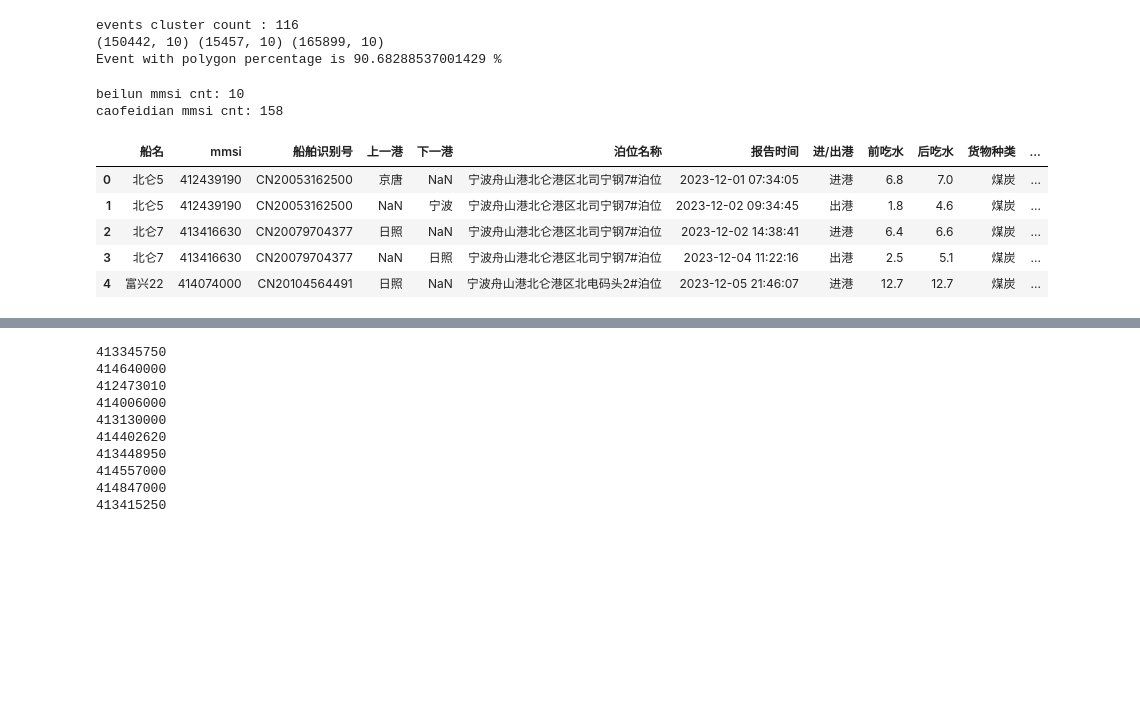
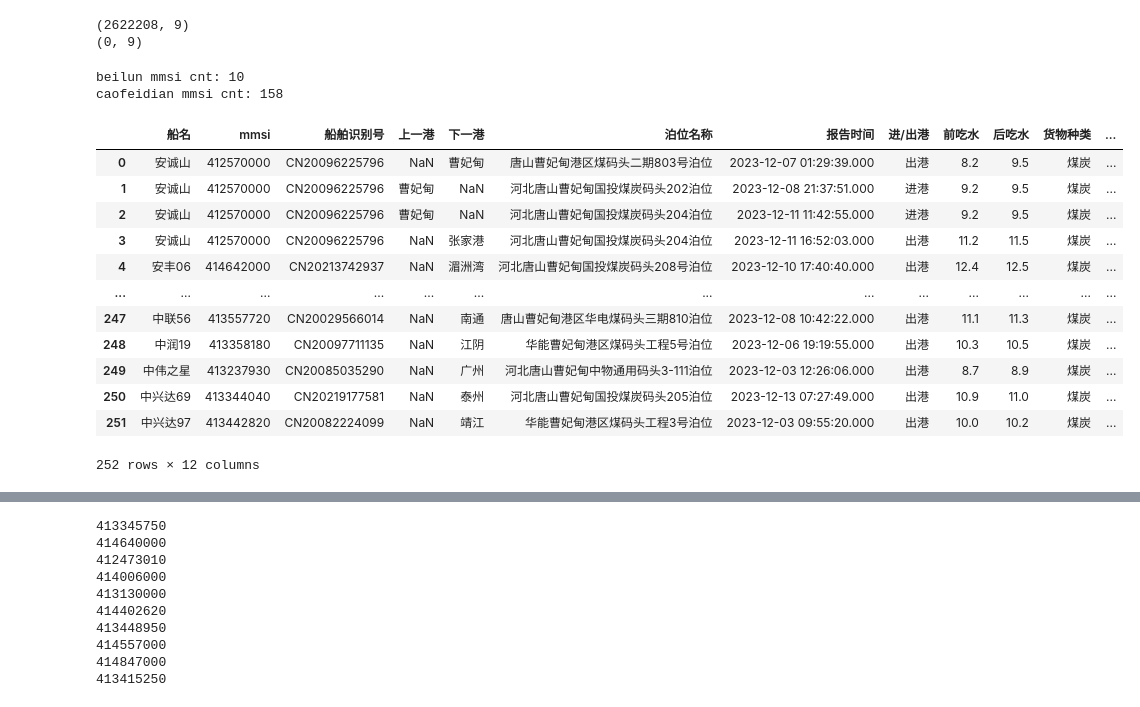
Before and after one commit to jiayuqiu/sisi, a Jupyter notebook: core/notebooks/analysis.ipynb, the cells around one changed output, grey strips where cells are left out. Cells and saved outputs as stored; diff of their text form; code cells hidden in the pictures; blank space fills up the shorter version.

```diff
--- a/core/notebooks/analysis.ipynb
+++ b/core/notebooks/analysis.ipynb
@@ -94,37 +110,48 @@ cleaned event data shape: (458276, 9)
-# %%
-from core.ShoreNet.events.dock import cluster_dock_polygon_dbscan
-
-# find events without polygon and
-# dbscan cluster them
-cleaned_evnet_df = cluster_dock_polygon_dbscan(
-    events_df=events_df, vars=var
-)
-
-# dbscan cluster result
-print(f"events cluster count : {cleaned_evnet_df['cluster'].nunique()}")
-
-with_polygon_dbscan_df = cleaned_evnet_df.loc[~cleaned_evnet_df['coal_dock_id'].isna()]
-without_polygon_dbscan_df = cleaned_evnet_df.loc[cleaned_evnet_df['coal_dock_id'].isna()]
-print(with_polygon_dbscan_df.shape, without_polygon_dbscan_df.shape, cleaned_evnet_df.shape)
-print(f"Event with polygon percentage is {100 * with_polygon_dbscan_df.shape[0] / cleaned_evnet_df.shape[0]} %")
-# %% [output]
-events cluster count : 116
-(150442, 10) (15457, 10) (165899, 10)
-Event with polygon percentage is 90.68288537001429 %
+# %%
+# can't dbscan all events without coal_dock_id. RAM is not enough.
+
+from core.ShoreNet.events.polygon import cluster_dock_polygon_dbscan
+
+# find events without polygon and
+# dbscan cluster them
+print(events_df.shape)
+dbscan_events_df = events_df.loc[events_df['coal_dock_id'].isna()]
+print(dbscan_events_df.shape)
+# cleaned_evnet_df = cluster_dock_polygon_dbscan(
+#     events_df=dbscan_events_df, vars=var
+# )
+
+# # dbscan cluster result
+# print(f"events cluster count : {cleaned_evnet_df['cluster'].nunique()}")
+
+# with_polygon_dbscan_df = cleaned_evnet_df.loc[~cleaned_evnet_df['coal_dock_id'].isna()]
+# without_polygon_dbscan_df = cleaned_evnet_df.loc[cleaned_evnet_df['coal_dock_id'].isna()]
+# print(with_polygon_dbscan_df.shape, without_polygon_dbscan_df.shape, cleaned_evnet_df.shape)
+# print(f"Event with polygon percentage is {100 * with_polygon_dbscan_df.shape[0] / cleaned_evnet_df.shape[0]} %")
+# %% [output]
+(2622208, 9)
+(0, 9)
 # %%
 # load beijing demo data
 beilun_df = pd.read_excel("/home/jerry/codebase/sisi/data/beijing_demo_data.xlsx", sheet_name="北仑港区")
 caofeidian_df = pd.read_excel("/home/jerry/codebase/sisi/data/beijing_demo_data.xlsx", sheet_name="曹妃甸港区")
 print(f"beilun mmsi cnt: {beilun_df['mmsi'].nunique()}")
 print(f"caofeidian mmsi cnt: {caofeidian_df['mmsi'].nunique()}")
-beilun_df.head()
+display(caofeidian_df)
 # %% [output]
 beilun mmsi cnt: 10
 caofeidian mmsi cnt: 158
 |  | 船名 | mmsi | 船舶识别号 | 上一港 | 下一港 | 泊位名称 | 报告时间 | 进/出港 | 前吃水 | 后吃水 | 货物种类 | ... |
-| 0 | 北仑5 | 412439190 | CN20053162500 | 京唐 | NaN | 宁波舟山港北仑港区北司宁钢7#泊位 | 2023-12-01 07:34:05 | 进港 | 6.8 | 7.0 | 煤炭 | ... |
-| 1 | 北仑5 | 412439190 | CN20053162500 | NaN | 宁波 | 宁波舟山港北仑港区北司宁钢7#泊位 | 2023-12-02 09:34:45 | 出港 | 1.8 | 4.6 | 煤炭 | ... |
-| 2 | 北仑7 | 413416630 | CN20079704377 | 日照 | NaN | 宁波舟山港北仑港区北司宁钢7#泊位 | 2023-12-02 14:38:41 | 进港 | 6.4 | 6.6 | 煤炭 | ... |
-| 3 | 北仑7 | 413416630 | CN20079704377 | NaN | 日照 | 宁波舟山港北仑港区北司宁钢7#泊位 | 2023-12-04 11:22:16 | 出港 | 2.5 | 5.1 | 煤炭 | ... |
-| 4 | 富兴22 | 414074000 | CN20104564491 | 日照 | NaN | 宁波舟山港北仑港区北电码头2#泊位 | 2023-12-05 21:46:07 | 进港 | 12.7 | 12.7 | 煤炭 | ... |
+| 0 | 安诚山 | 412570000 | CN20096225796 | NaN | 曹妃甸 | 唐山曹妃甸港区煤码头二期803号泊位 | 2023-12-07 01:29:39.000 | 出港 | 8.2 | 9.5 | 煤炭 | ... |
+| 1 | 安诚山 | 412570000 | CN20096225796 | 曹妃甸 | NaN | 河北唐山曹妃甸国投煤炭码头202泊位 | 2023-12-08 21:37:51.000 | 进港 | 9.2 | 9.5 | 煤炭 | ... |
+| 2 | 安诚山 | 412570000 | CN20096225796 | 曹妃甸 | NaN | 河北唐山曹妃甸国投煤炭码头204泊位 | 2023-12-11 11:42:55.000 | 进港 | 9.2 | 9.5 | 煤炭 | ... |
+| 3 | 安诚山 | 412570000 | CN20096225796 | NaN | 张家港 | 河北唐山曹妃甸国投煤炭码头204泊位 | 2023-12-11 16:52:03.000 | 出港 | 11.2 | 11.5 | 煤炭 | ... |
+| 4 | 安丰06 | 414642000 | CN20213742937 | NaN | 湄洲湾 | 河北唐山曹妃甸国投煤炭码头208号泊位 | 2023-12-10 17:40:40.000 | 出港 | 12.4 | 12.5 | 煤炭 | ... |
+| ... | ... | ... | ... | ... | ... | ... | ... | ... | ... | ... | ... | ... |
+| 247 | 中联56 | 413557720 | CN20029566014 | NaN | 南通 | 唐山曹妃甸港区华电煤码头三期810泊位 | 2023-12-08 10:42:22.000 | 出港 | 11.1 | 11.3 | 煤炭 | ... |
+| 248 | 中润19 | 413358180 | CN20097711135 | NaN | 江阴 | 华能曹妃甸港区煤码头工程5号泊位 | 2023-12-06 19:19:55.000 | 出港 | 10.3 | 10.5 | 煤炭 | ... |
+| 249 | 中伟之星 | 413237930 | CN20085035290 | NaN | 广州 | 河北唐山曹妃甸中物通用码头3-111泊位 | 2023-12-03 12:26:06.000 | 出港 | 8.7 | 8.9 | 煤炭 | ... |
+| 250 | 中兴达69 | 413344040 | CN20219177581 | NaN | 泰州 | 河北唐山曹妃甸国投煤炭码头205泊位 | 2023-12-13 07:27:49.000 | 出港 | 10.9 | 11.0 | 煤炭 | ... |
+| 251 | 中兴达97 | 413442820 | CN20082224099 | NaN | 靖江 | 华能曹妃甸港区煤码头工程3号泊位 | 2023-12-03 09:55:20.000 | 出港 | 10.0 | 10.2 | 煤炭 | ... |
+252 rows × 12 columns
 # %%
```
Also changed, not shown: parts of 5 cells of this notebook, 10 other files.
